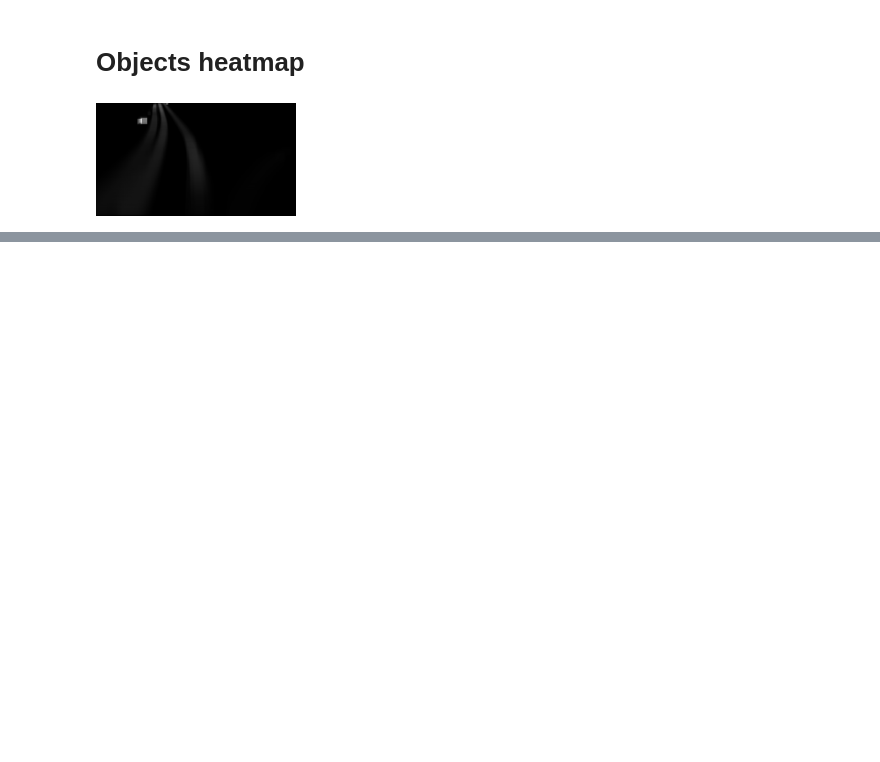
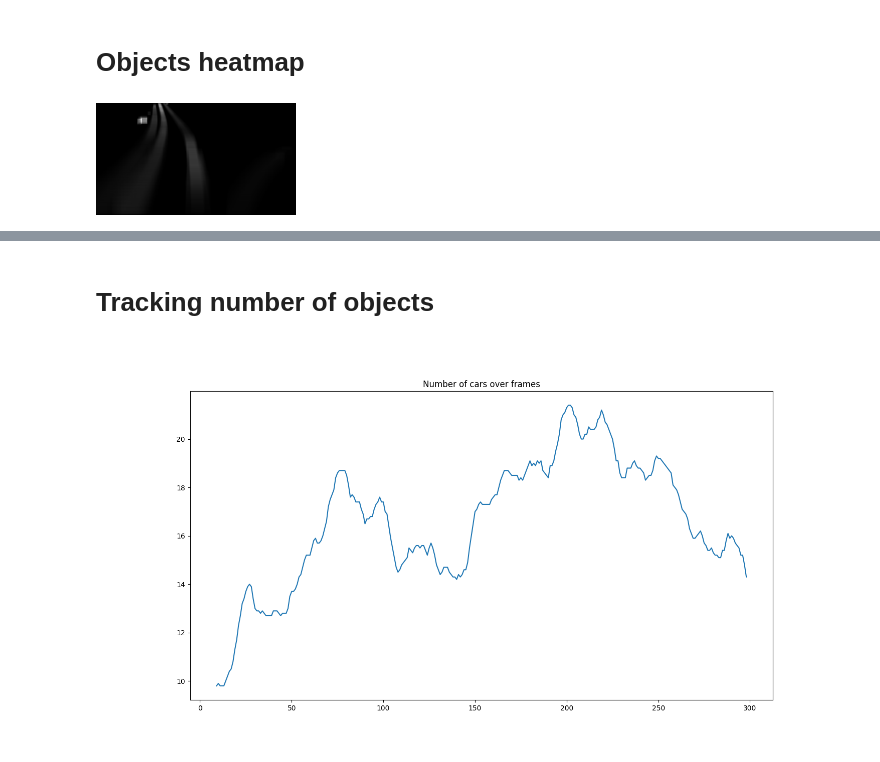
Before and after one commit to bwosh/annovid, a Jupyter notebook: demo.ipynb, the cells around one changed output, grey strips where cells are left out. Drawn from its saved outputs; the diff is of its cells as text; code cells hidden in the pictures; blank space fills up the shorter version.

Commit message:
plotting counts of objects, annotator video preprocessing method

```diff
--- a/demo.ipynb
+++ b/demo.ipynb
@@ -151,5 +154,5 @@ va = VideoAnnotator(annotator)
 # %%
-vann = va.annotate('./assets/cars.mp4', cache_file_path='./cache.pkl')
+vann = va.annotate('./assets/cars.mp4', cache_file_path='./assets/cache_cars.pkl', maxframes=300)
 # %%
 vann
 # %% [output]
@@ -175,3 +178,10 @@ va.get_bbox_heatmap('./assets/cars.mp4', vann).pp
 va.get_bbox_heatmap('./assets/cars.mp4', vann, use_sqrt=True).pp
 # %% [output]
 [figure]
+# %% [markdown]
+# Tracking number of objects
+# %%
+count_plot = va.get_count_plot(vann, moving_avg=10, title="Number of cars over frames")
+count_plot.preview()
+# %% [output]
+[figure, added]
```
Also changed, not shown: parts of 7 cells of this notebook, 6 other files.
